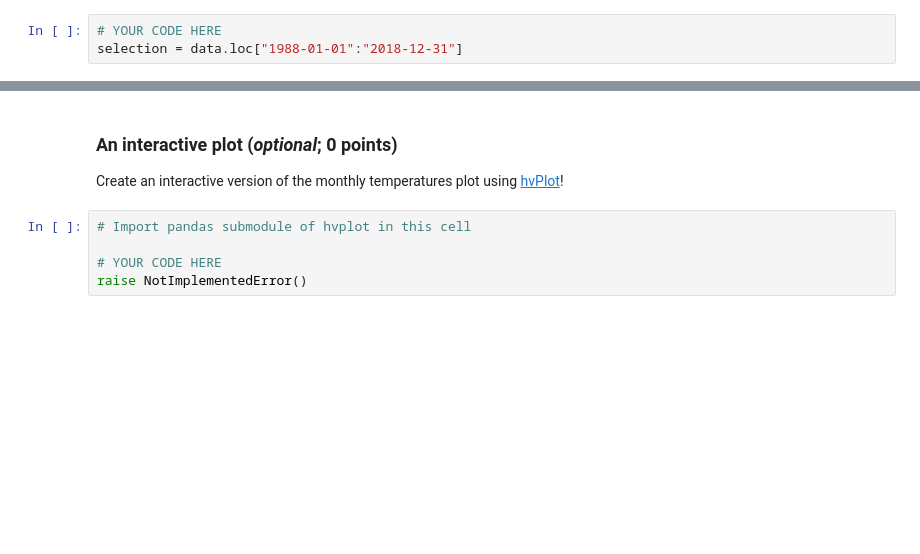
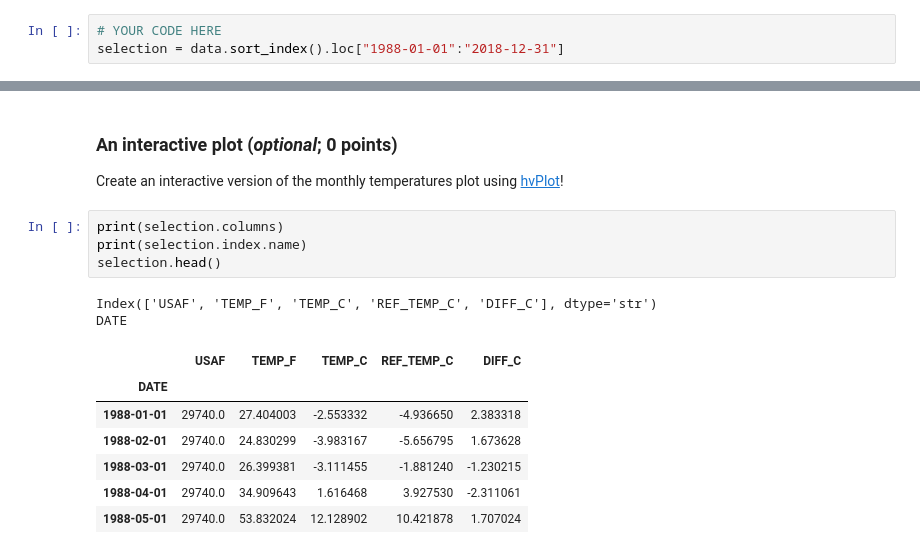
Before and after one commit to Cog-R/Exercise-7, a Jupyter notebook: Exercise-7-problem-2.ipynb, the cells around one changed output, grey strips where cells are left out. Drawn from its saved outputs; the diff is of its cells as text; blank space fills up the shorter version.

```diff
--- a/Exercise-7-problem-2.ipynb
+++ b/Exercise-7-problem-2.ipynb
@@ -79,4 +79,4 @@ Select data for the 30-year period (January 1988 to December 2018).
 - Store the selection in a new variable `selection`
 # %%
 # YOUR CODE HERE
-selection = data.loc["1988-01-01":"2018-12-31"]
+selection = data.sort_index().loc["1988-01-01":"2018-12-31"]
@@ -138,8 +147,17 @@ os.path.exists(outputfp)
 ### An interactive plot (*optional*; 0 points)
 
 Create an interactive version of the monthly temperatures plot using [hvPlot](https://hvplot.holoviz.org/)!
-# %%
-# Import pandas submodule of hvplot in this cell
-
-# YOUR CODE HERE
-raise NotImplementedError()
+# %%
+print(selection.columns)
+print(selection.index.name)
+selection.head()
+# %% [output]
+Index(['USAF', 'TEMP_F', 'TEMP_C', 'REF_TEMP_C', 'DIFF_C'], dtype='str')
+DATE
+|  | USAF | TEMP_F | TEMP_C | REF_TEMP_C | DIFF_C |
+| DATE |  |  |  |  |  |
+| 1988-01-01 | 29740.0 | 27.404003 | -2.553332 | -4.936650 | 2.383318 |
+| 1988-02-01 | 29740.0 | 24.830299 | -3.983167 | -5.656795 | 1.673628 |
+| 1988-03-01 | 29740.0 | 26.399381 | -3.111455 | -1.881240 | -1.230215 |
+| 1988-04-01 | 29740.0 | 34.909643 | 1.616468 | 3.927530 | -2.311061 |
+| 1988-05-01 | 29740.0 | 53.832024 | 12.128902 | 10.421878 | 1.707024 |
```
Also changed, not shown: parts of 8 cells of this notebook.
